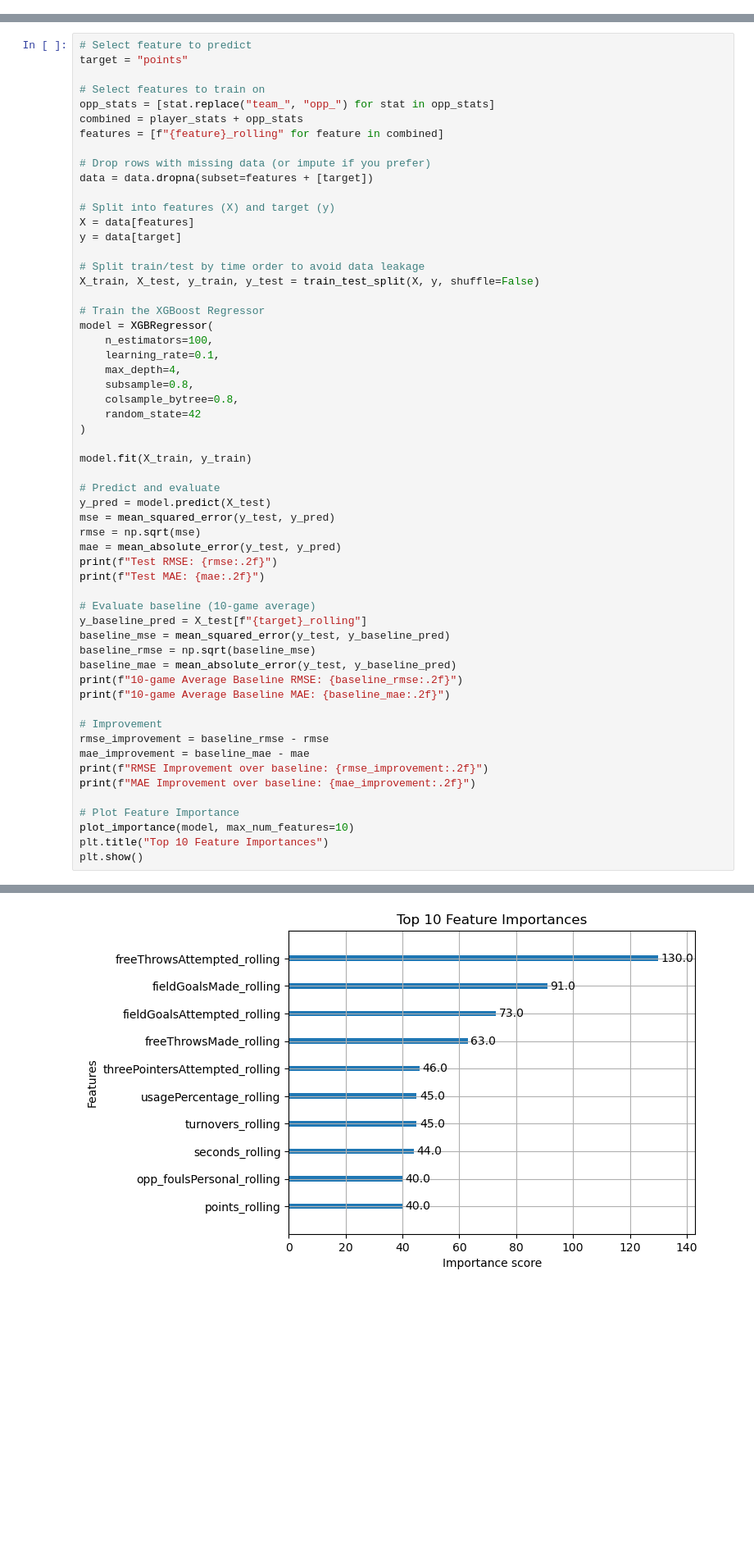
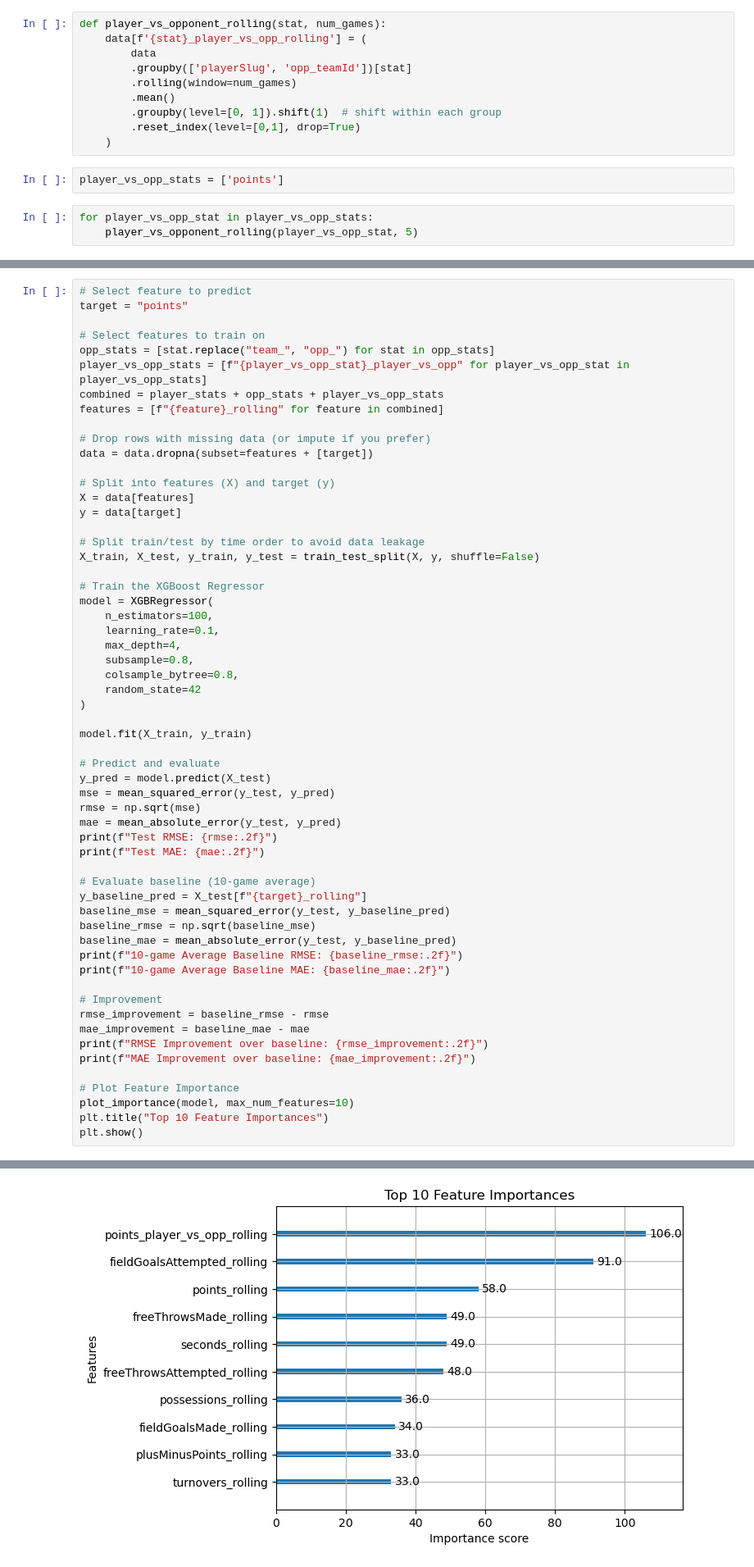
Before and after one commit to gaborszita/cmpsc-190a-project, a Jupyter notebook: owen_data.ipynb, the cells around one changed output, grey strips where cells are left out. Shown at 82% size. Saved outputs shown, nothing was run; the diff lists cells and outputs as text; blank space fills up the shorter version.

Commit message:
op - player vs. opponent feature

```diff
--- a/owen_data.ipynb
+++ b/owen_data.ipynb
@@ -188,3 +188,18 @@ for opp_stat in opp_stats:
+# %%
+def player_vs_opponent_rolling(stat, num_games):
+    data[f'{stat}_player_vs_opp_rolling'] = (
+        data
+        .groupby(['playerSlug', 'opp_teamId'])[stat]
+        .rolling(window=num_games)
+        .mean()
+        .groupby(level=[0, 1]).shift(1)  # shift within each group
+        .reset_index(level=[0,1], drop=True)
+    )
+# %%
+player_vs_opp_stats = ['points']
+# %%
+for player_vs_opp_stat in player_vs_opp_stats:
+    player_vs_opponent_rolling(player_vs_opp_stat, 5)
 # %% [markdown]
 # Model
 # %%
@@ -193,7 +208,8 @@ target = "points"
 
 # Select features to train on
 opp_stats = [stat.replace("team_", "opp_") for stat in opp_stats]
-combined = player_stats + opp_stats
+player_vs_opp_stats = [f"{player_vs_opp_stat}_player_vs_opp" for player_vs_opp_stat in player_vs_opp_stats]
+combined = player_stats + opp_stats + player_vs_opp_stats
 features = [f"{feature}_rolling" for feature in combined]
 
 # Drop rows with missing data (or impute if you prefer)
@@ -254 +270 @@ MAE Improvement over baseline: 0.01
-[figure, old version]
+[figure, new version]
```
Also changed, not shown: parts of 6 cells of this notebook.
